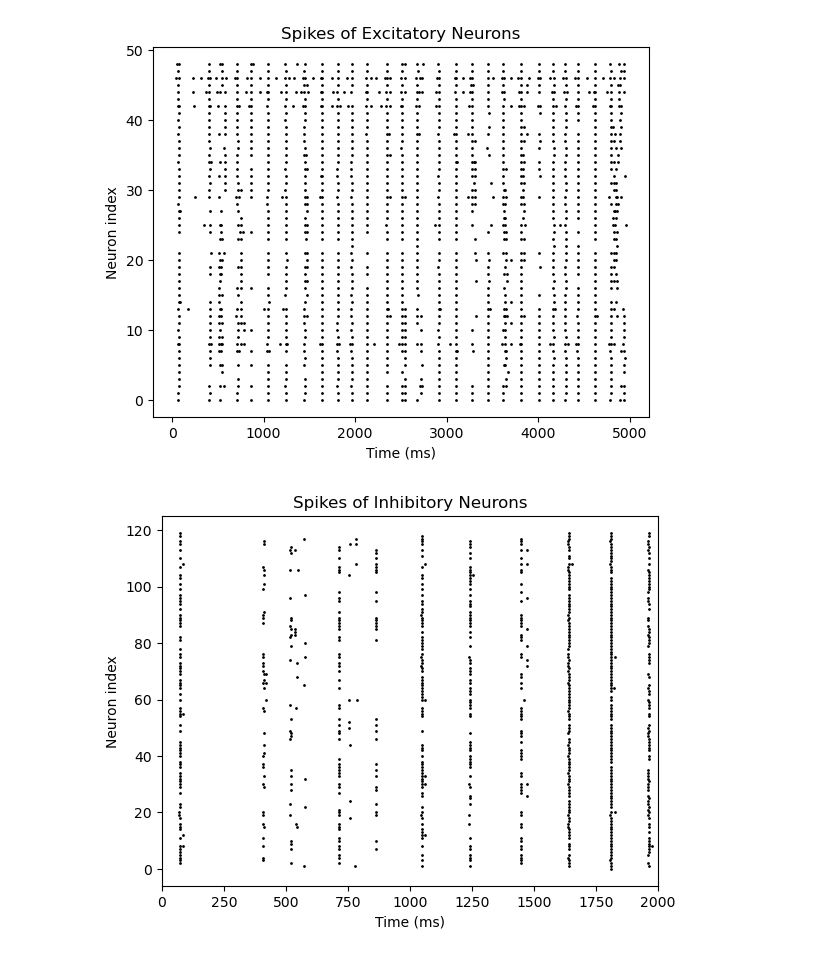
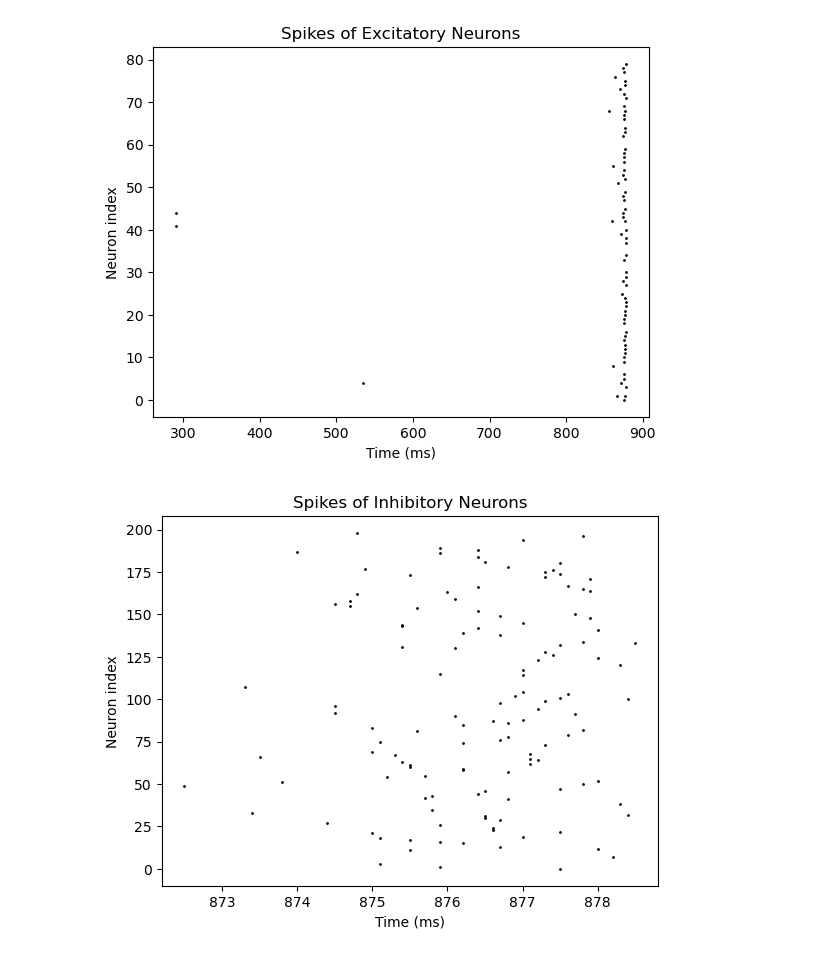
Before and after one commit to brendanjohnharris/WRCircuit.jl, a Jupyter notebook: scripts/plots/dynamics/shencong_dynamics.ipynb, the cells around one changed output. Saved outputs shown, nothing was run; the diff lists cells and outputs as text; code cells hidden in the pictures.

Commit message:
Better model and synapses

```diff
--- a/scripts/plots/dynamics/shencong_dynamics.ipynb
+++ b/scripts/plots/dynamics/shencong_dynamics.ipynb
@@ -30,21 +30,30 @@ bp.math.set_platform("cpu")
 delta = 0.007 # Grid spacing
 dx = 64*delta # Originally 64*delta # 64 x 64 integer grid, 7um spacing
 rho = 20000
-p_ee = 0.8
-p_ei = 0.7
-p_ie = 0.4
-p_ii = 0.57
+p_ee = 0.4 #0.8 # These have been tweaked in order to match the mean sum of weights without explicitly setting between-population weight strengths
+p_ei = 0.35 #0.7
+p_ie = 0.2 #0.4
+p_ii = 0.29 #0.57
 sigma_ee = 7.5*delta
 sigma_ei = 9.5*delta
 sigma_ie = 19*delta
 sigma_ii = 19*delta
-J_e = 0.0008 # Microsiemens. In spontaneous simulation code. Different from main paper
 kernel = src.models.FNS.ExponentialKernel
+
+J_e = 0.0008 # Microsiemens, which is a bit high for realism. In spontaneous simulation code. Different from main paper. Corresponds directly to w_ee
+
+
+zeta = 4
+nu = 10
+n_ext = 55# 200
+
+# These parameters don't match shencong exactly, because of the strange definition of
+# synaptic weight. But they should result in proportional weights and similar dynamcis
 # %%
 from src.models.FNS import FNScircuit
 # * Construct, takes around 3 minutes
 FNSnet = FNScircuit(rho = rho, dx=dx, J_e = J_e,
-        nu = 2.5, n_ext = 25, zeta=4,
+        nu = nu, n_ext = n_ext, zeta=zeta,
         p_ee=p_ee,
         p_ei=p_ei,
         p_ie=p_ie,
@@ -61,5 +70,5 @@ FNSnet = FNScircuit(rho = rho, dx=dx, J_e = J_e,
 # no more than a dozen or so???
 # FNSnet = FNScircuit(rho=30000, nu=275.0, n_ext = 30, J_e=0.0005, zeta=18)
 # %%
-FNSnet.get_input_params()
-model = FNSnet.update_copy(J_e=0.0)
+# FNSnet.get_input_params()
+# model = FNSnet.update_copy(J_e=0.0)
@@ -160,6 +233,6 @@ External in-degree (Inh.): 24.9 (mean)
 # %%
-FNSnet.reinit_weights(85)
-FNSnet.reinit_nu(130)
+FNSnet.reinit_weights(zeta)
+FNSnet.reinit_nu(nu) # nu
 bp.reset_state(FNSnet) # Resets all things recursively, unlike FNSnet.reset_state()
 
 # * No per-neuron balance
@@ -173,7 +246,7 @@ i = I.reshape(*FNSnet.E.size)
 i[0:25, 0:25] = 0.0
 
 runner = bp.DSRunner(FNSnet, monitors=['E.V', 'I.V', 'E.spike', 'I.spike', 'E.g_K', 'I.g_K'])# , inputs = [('Ein.input', I)])
-runner.run(duration=5000.)
+runner.run(duration=1000.)
 
 # t = runner.mon['ts'].view()
 # X = runner.mon['E.spike'].view()
@@ -212,10 +285,9 @@ plt.show()
 # %%
 bp.visualize.raster_plot(runner.mon["ts"], runner.mon["E.spike"][:, ::50],
                             title="Spikes of Excitatory Neurons")
 plt.show()
 bp.visualize.raster_plot(runner.mon["ts"], runner.mon["I.spike"][:, ::5],
-                           title="Spikes of Inhibitory Neurons",
-                           xlim=(0, 2000))
+                           title="Spikes of Inhibitory Neurons")
 # %% [output]
-[figure, old version]
+[figure, new version]
-[figure, old version]
+[figure, new version]
```
Also changed, not shown: parts of 20 cells of this notebook, 3 other files.
